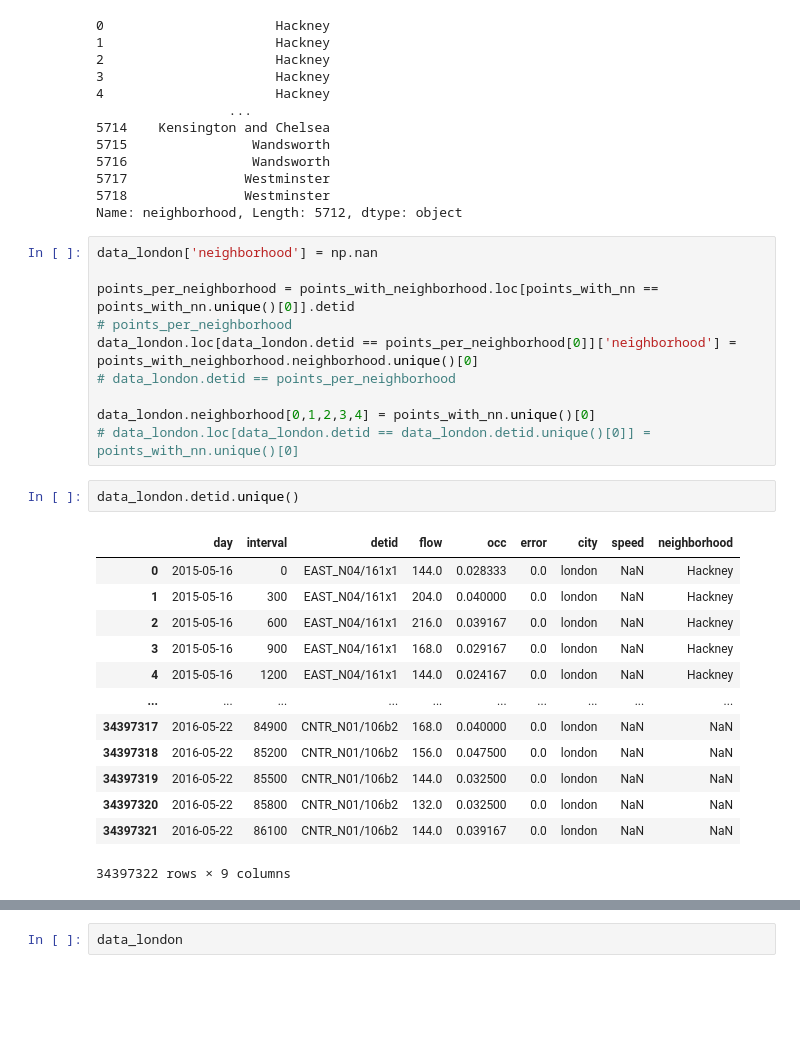
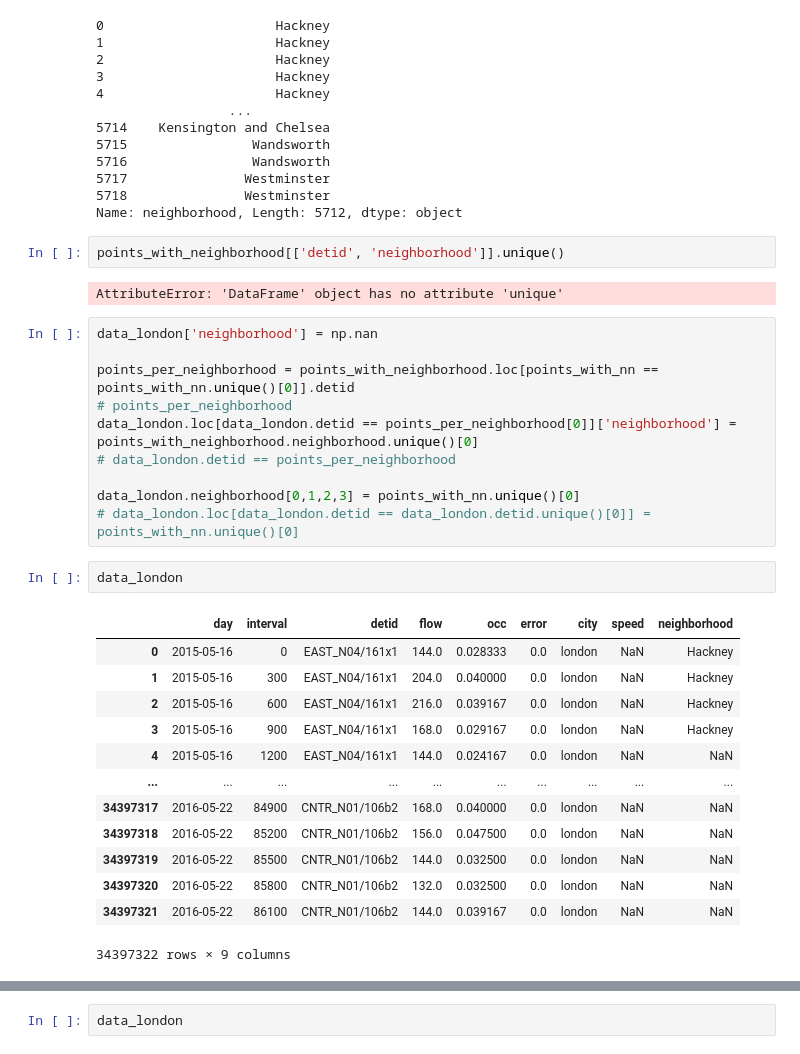
Before and after one commit to MichielvanDalsum/DASI_2021, a Jupyter notebook: FINAL_PROJECT.ipynb, the cells around one changed output, grey strips where cells are left out. Drawn from its saved outputs; the diff is of its cells as text; blank space fills up the shorter version.

```diff
--- a/FINAL_PROJECT.ipynb
+++ b/FINAL_PROJECT.ipynb
@@ -224,6 +224,10 @@ points_with_nn
 5717               Westminster
 5718               Westminster
 Name: neighborhood, Length: 5712, dtype: object
+# %%
+points_with_neighborhood[['detid', 'neighborhood']].unique()
+# %% [output]
+AttributeError: 'DataFrame' object has no attribute 'unique'
 # %%
 data_london['neighborhood'] = np.nan
 
@@ -232,17 +236,17 @@ points_per_neighborhood = points_with_neighborhood.loc[points_with_nn == points_
 data_london.loc[data_london.detid == points_per_neighborhood[0]]['neighborhood'] = points_with_neighborhood.neighborhood.unique()[0]
 # data_london.detid == points_per_neighborhood
 
-data_london.neighborhood[0,1,2,3,4] = points_with_nn.unique()[0]
+data_london.neighborhood[0,1,2,3] = points_with_nn.unique()[0]
 # data_london.loc[data_london.detid == data_london.detid.unique()[0]] = points_with_nn.unique()[0]
 # %%
-data_london.detid.unique()
+data_london
 # %% [output]
 |  | day | interval | detid | flow | occ | error | city | speed | neighborhood |
 | 0 | 2015-05-16 | 0 | EAST_N04/161x1 | 144.0 | 0.028333 | 0.0 | london | NaN | Hackney |
 | 1 | 2015-05-16 | 300 | EAST_N04/161x1 | 204.0 | 0.040000 | 0.0 | london | NaN | Hackney |
 | 2 | 2015-05-16 | 600 | EAST_N04/161x1 | 216.0 | 0.039167 | 0.0 | london | NaN | Hackney |
 | 3 | 2015-05-16 | 900 | EAST_N04/161x1 | 168.0 | 0.029167 | 0.0 | london | NaN | Hackney |
-| 4 | 2015-05-16 | 1200 | EAST_N04/161x1 | 144.0 | 0.024167 | 0.0 | london | NaN | Hackney |
+| 4 | 2015-05-16 | 1200 | EAST_N04/161x1 | 144.0 | 0.024167 | 0.0 | london | NaN | NaN |
 | ... | ... | ... | ... | ... | ... | ... | ... | ... | ... |
 | 34397317 | 2016-05-22 | 84900 | CNTR_N01/106b2 | 168.0 | 0.040000 | 0.0 | london | NaN | NaN |
 | 34397318 | 2016-05-22 | 85200 | CNTR_N01/106b2 | 156.0 | 0.047500 | 0.0 | london | NaN | NaN |
```
Also changed, not shown: parts of 11 cells of this notebook.
